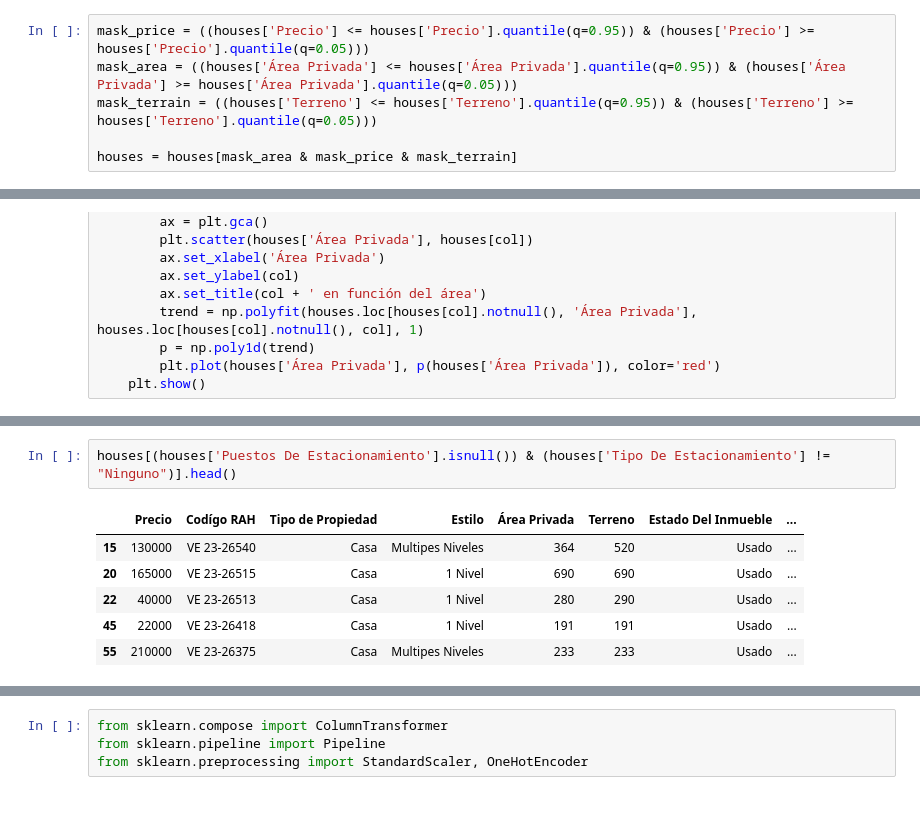
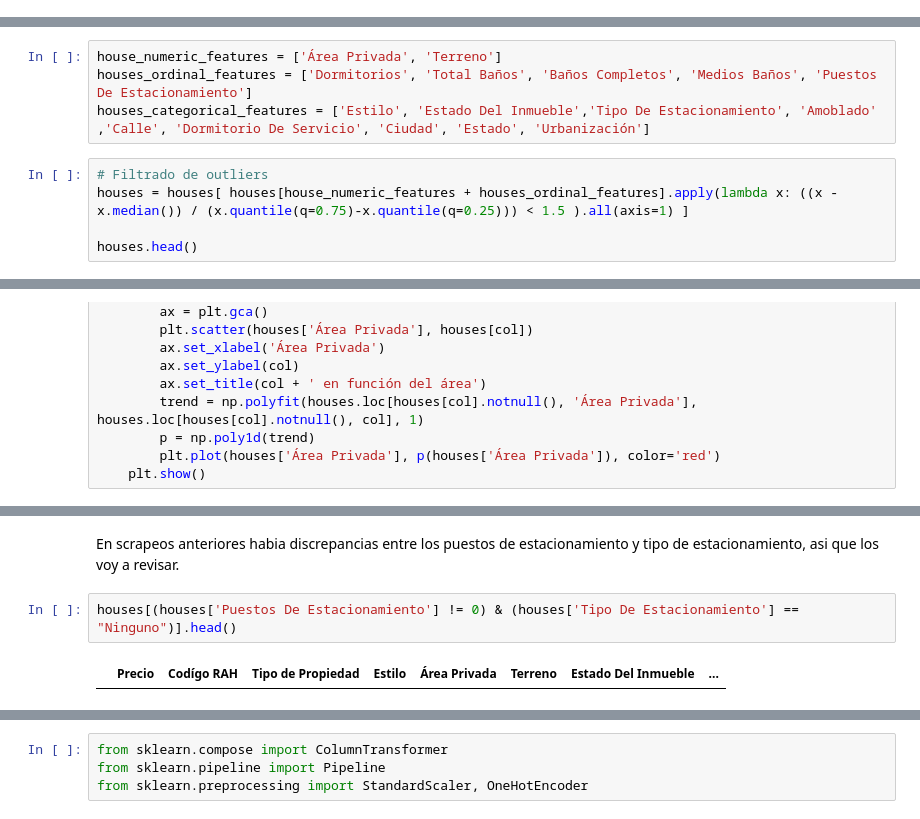
Before and after one commit to jmartinelena/propiedades-venezuela, a Jupyter notebook: machine_learning.ipynb, the cells around one changed output, grey strips where cells are left out. Saved outputs shown, nothing was run; the diff lists cells and outputs as text.

```diff
--- a/machine_learning.ipynb
+++ b/machine_learning.ipynb
@@ -69,6 +81,0 @@ def graph_numeric_relations(df, features):
-# %%
-mask_price = ((houses['Precio'] <= houses['Precio'].quantile(q=0.95)) & (houses['Precio'] >= houses['Precio'].quantile(q=0.05)))
-mask_area = ((houses['Área Privada'] <= houses['Área Privada'].quantile(q=0.95)) & (houses['Área Privada'] >= houses['Área Privada'].quantile(q=0.05)))
-mask_terrain = ((houses['Terreno'] <= houses['Terreno'].quantile(q=0.95)) & (houses['Terreno'] >= houses['Terreno'].quantile(q=0.05)))
-
-houses = houses[mask_area & mask_price & mask_terrain]
@@ -74,0 +113,9 @@ houses = houses[mask_area & mask_price & mask_terrain]
+# %%
+house_numeric_features = ['Área Privada', 'Terreno']
+houses_ordinal_features = ['Dormitorios', 'Total Baños', 'Baños Completos', 'Medios Baños', 'Puestos De Estacionamiento']
+houses_categorical_features = ['Estilo', 'Estado Del Inmueble','Tipo De Estacionamiento', 'Amoblado' ,'Calle', 'Dormitorio De Servicio', 'Ciudad', 'Estado', 'Urbanización']
+# %%
+# Filtrado de outliers
+houses = houses[ houses[house_numeric_features + houses_ordinal_features].apply(lambda x: ((x - x.median()) / (x.quantile(q=0.75)-x.quantile(q=0.25))) < 1.5 ).all(axis=1) ]
+
+houses.head()
@@ -153,9 +217,6 @@ houses['Puestos De Estacionamiento'].isnull().sum()
+# %% [markdown]
+En scrapeos anteriores habia discrepancias entre los puestos de estacionamiento y tipo de estacionamiento, asi que los voy a revisar.
 # %%
-houses[(houses['Puestos De Estacionamiento'].isnull()) & (houses['Tipo De Estacionamiento'] != "Ninguno")].head()
+houses[(houses['Puestos De Estacionamiento'] != 0) & (houses['Tipo De Estacionamiento'] == "Ninguno")].head()
 # %% [output]
 |  | Precio | Codígo RAH | Tipo de Propiedad | Estilo | Área Privada | Terreno | Estado Del Inmueble | ... |
-| 15 | 130000 | VE 23-26540 | Casa | Multipes Niveles | 364 | 520 | Usado | ... |
-| 20 | 165000 | VE 23-26515 | Casa | 1 Nivel | 690 | 690 | Usado | ... |
-| 22 | 40000 | VE 23-26513 | Casa | 1 Nivel | 280 | 290 | Usado | ... |
-| 45 | 22000 | VE 23-26418 | Casa | 1 Nivel | 191 | 191 | Usado | ... |
-| 55 | 210000 | VE 23-26375 | Casa | Multipes Niveles | 233 | 233 | Usado | ... |
```
Also changed, not shown: parts of 64 cells of this notebook, 1 other file.
